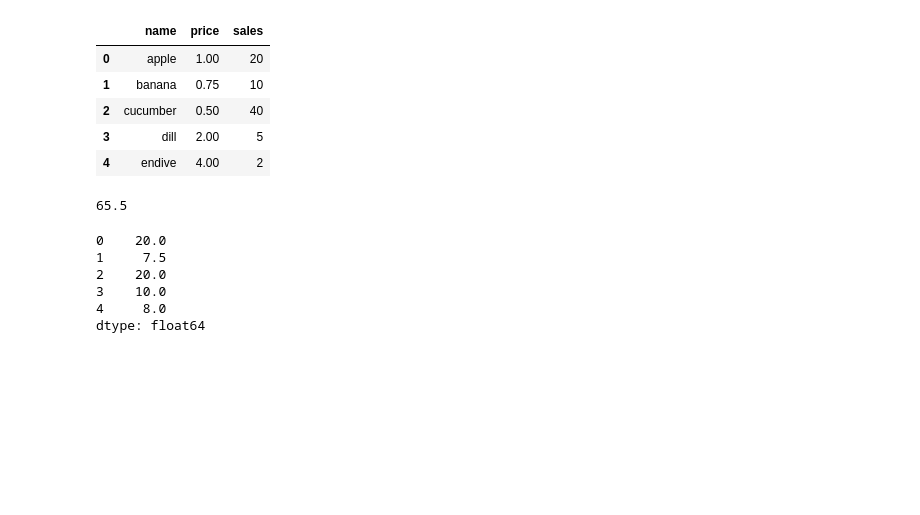
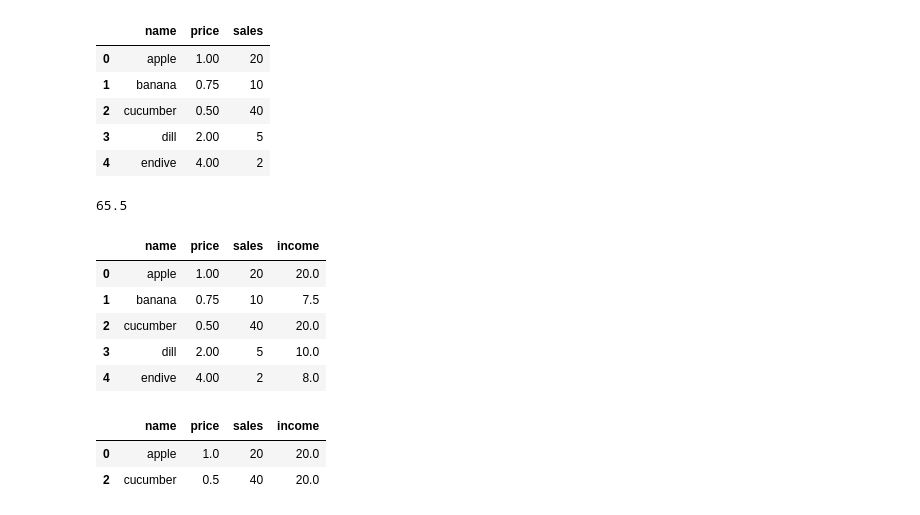
Before and after one commit to reuven/Apple-2023-06June-analytics, a Jupyter notebook: Apple - 2023-06June-15.ipynb, the cells around one changed output. Cells and saved outputs as stored; diff of their text form; code cells hidden in the pictures; blank space fills up the shorter version.

```diff
--- a/Apple - 2023-06June-15.ipynb
+++ b/Apple - 2023-06June-15.ipynb
@@ -1286,11 +1286,18 @@ df
 # %% [output]
 65.5
 # %%
-df['price'] * df['sales']
+df['income'] = df['price'] * df['sales']
+df
 # %% [output]
-0    20.0
-1     7.5
-2    20.0
-3    10.0
-4     8.0
-dtype: float64
+|  | name | price | sales | income |
+| 0 | apple | 1.00 | 20 | 20.0 |
+| 1 | banana | 0.75 | 10 | 7.5 |
+| 2 | cucumber | 0.50 | 40 | 20.0 |
+| 3 | dill | 2.00 | 5 | 10.0 |
+| 4 | endive | 4.00 | 2 | 8.0 |
+# %%
+df.sort_values('income').tail(2)
+# %% [output]
+|  | name | price | sales | income |
+| 0 | apple | 1.0 | 20 | 20.0 |
+| 2 | cucumber | 0.5 | 40 | 20.0 |
```
